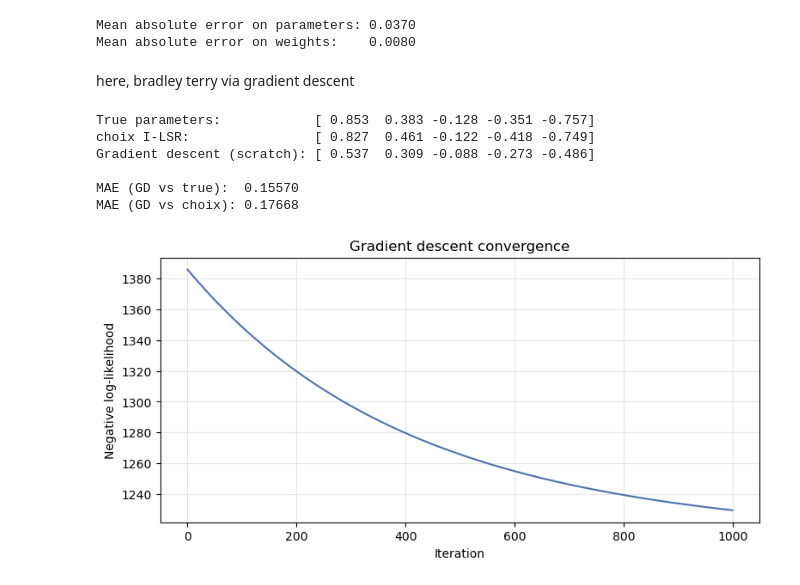
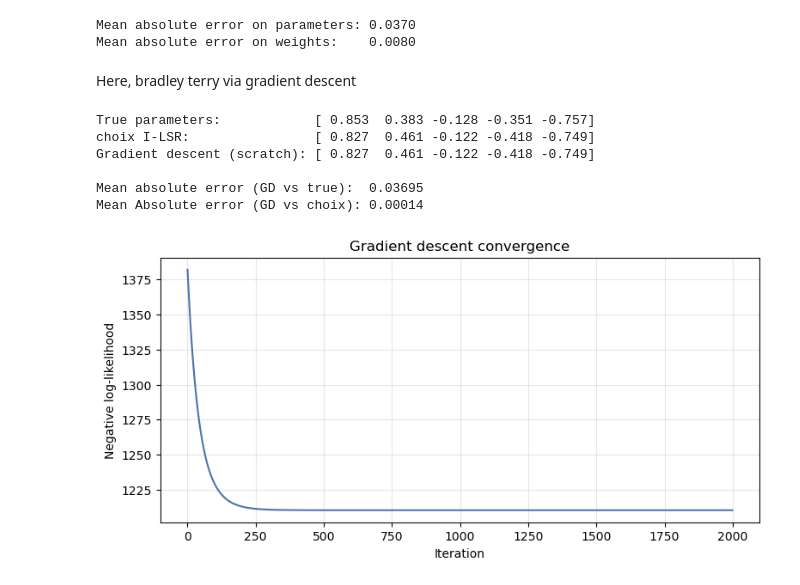
Before and after one commit to rbhdsks/Learning-from-Comparison-Data-Master-Thesis-Project-, a Jupyter notebook: src/mle-bradleyterry.ipynb, the cells around one changed output. Drawn from its saved outputs; the diff is of its cells as text; code cells hidden in the pictures.

Commit message:
Bradley-Terry MLE

```diff
--- a/src/mle-bradleyterry.ipynb
+++ b/src/mle-bradleyterry.ipynb
@@ -162,66 +113,55 @@ print(f"Mean absolute error on weights:    {weight_mae:.4f}")
 Mean absolute error on parameters: 0.0370
 Mean absolute error on weights:    0.0080
 # %% [markdown]
-here, bradley terry via gradient descent
+Here, bradley terry via gradient descent
 # %%
 data_arr = np.array(data)
 winners = data_arr[:, 0]
 losers  = data_arr[:, 1]
-
-
 def sigmoid(x):
-    """Numerically stable sigmoid — never overflows for large |x|."""
+    """Numerically stable sigmoid never overflows for large |x|."""
     return np.where(x >= 0,
                     1.0 / (1.0 + np.exp(-x)),
                     np.exp(x) / (1.0 + np.exp(x)))
-
 def neg_log_likelihood(params):
     """Negative log-likelihood of the Bradley-Terry model.
     We minimize this = maximize log-likelihood."""
     diff = params[winners] - params[losers]
     return np.sum(np.log1p(np.exp(-diff)))
-
-
 def gradient_of_nll(params):
     p_winner_wins = sigmoid(params[winners] - params[losers])
     residual = 1.0 - p_winner_wins
-
     grad = np.zeros(n_items)
     np.add.at(grad, winners, -residual)
     np.add.at(grad, losers,   residual)
     return grad / len(winners)
 params_gd     = np.zeros(n_items)
-learning_rate = 0.01
-n_iterations  = 1000
-
+learning_rate = 0.1
+n_iterations  = 2000
 nll_history = []
-
 for step in range(n_iterations):
     g = gradient_of_nll(params_gd)
     params_gd = params_gd - learning_rate * g
-
-
     params_gd = params_gd - np.mean(params_gd)
-
     nll_history.append(neg_log_likelihood(params_gd))
 print(f"True parameters:            {np.round(true_params,      3)}")
 print(f"choix I-LSR:                {np.round(estimated_params, 3)}")
 print(f"Gradient descent (scratch): {np.round(params_gd,        3)}")
 print()
-print(f"MAE (GD vs true):  {np.mean(np.abs(params_gd - true_params)):.5f}")
-print(f"MAE (GD vs choix): {np.mean(np.abs(params_gd - estimated_params)):.5f}")
+print(f"Mean absolute error (GD vs true):  {np.mean(np.abs(params_gd - true_params)):.5f}")
+print(f"Mean Absolute error (GD vs choix): {np.mean(np.abs(params_gd - estimated_params)):.5f}")
 plt.figure(figsize=(9, 4))
 plt.plot(nll_history, color="#4C72B0")
 plt.xlabel("Iteration")
 plt.ylabel("Negative log-likelihood")
 plt.title("Gradient descent convergence")
 plt.grid(alpha=0.3)
 plt.show()
 # %% [output]
 True parameters:            [ 0.853  0.383 -0.128 -0.351 -0.757]
 choix I-LSR:                [ 0.827  0.461 -0.122 -0.418 -0.749]
-Gradient descent (scratch): [ 0.537  0.309 -0.088 -0.273 -0.486]
+Gradient descent (scratch): [ 0.827  0.461 -0.122 -0.418 -0.749]
 
-MAE (GD vs true):  0.15570
-MAE (GD vs choix): 0.17668
+Mean absolute error (GD vs true):  0.03695
+Mean Absolute error (GD vs choix): 0.00014
-[figure, old version]
+[figure, new version]
```
Also changed, not shown: parts of 17 cells of this notebook.
